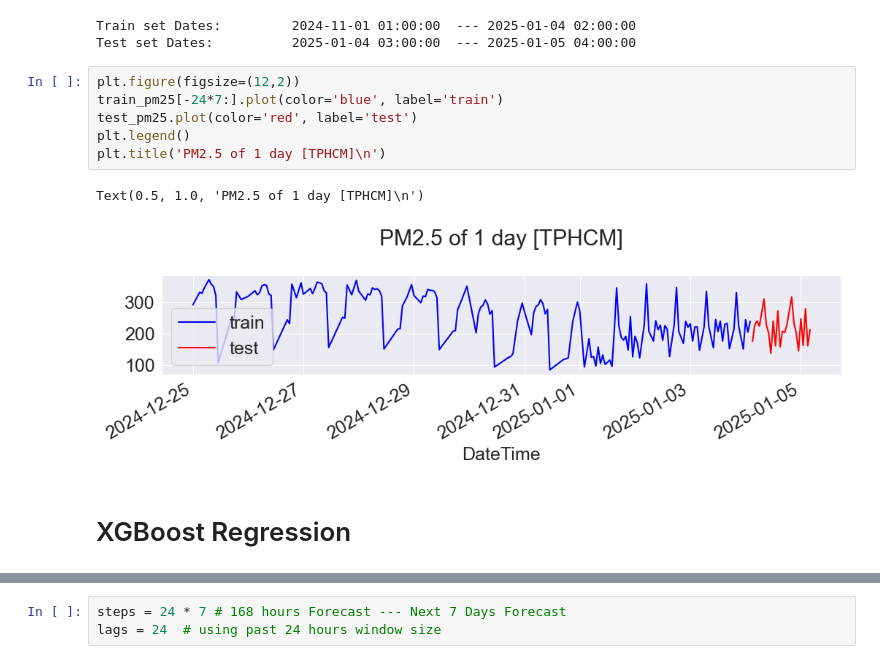
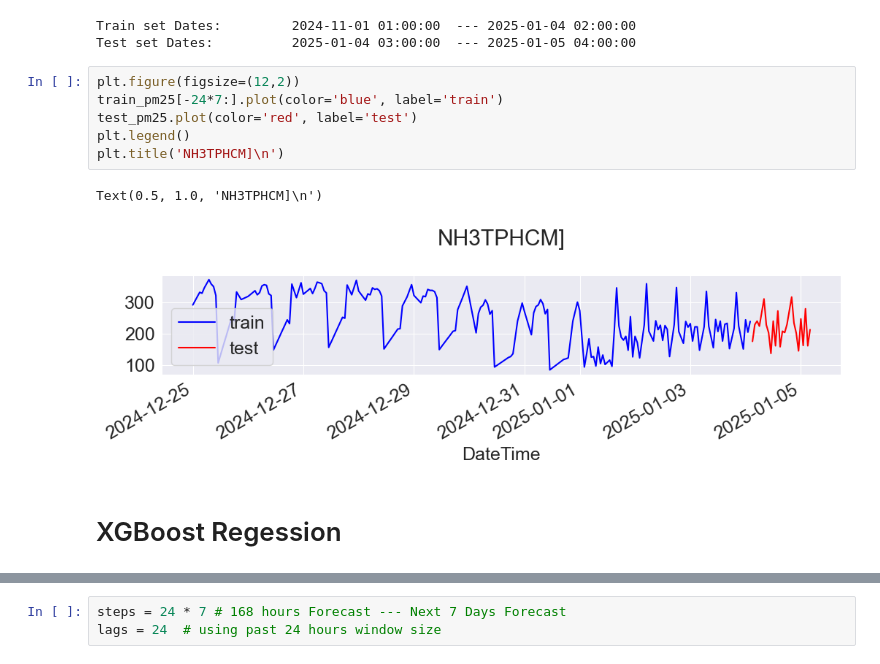
Before and after one commit to ThojTran/PPNC---Comparing-Machine-Learning-Models-for-AQI-Prediction-in-HCMC, a Jupyter notebook: PPNC.ipynb, the cells around one changed output, grey strips where cells are left out. Saved outputs shown, nothing was run; the diff lists cells and outputs as text.

```diff
--- a/PPNC.ipynb
+++ b/PPNC.ipynb
@@ -472,14 +500,14 @@ Test set Dates:          2025-01-04 03:00:00  --- 2025-01-05 04:00:00
 # %%
 plt.figure(figsize=(12,2))
 train_pm25[-24*7:].plot(color='blue', label='train')
 test_pm25.plot(color='red', label='test')
 plt.legend()
-plt.title('PM2.5 of 1 day [TPHCM]\n')
+plt.title('NH3TPHCM]\n')
 # %% [output]
-Text(0.5, 1.0, 'PM2.5 of 1 day [TPHCM]\n')
+Text(0.5, 1.0, 'NH3TPHCM]\n')
-[figure, old version]
+[figure, new version]
 # %% [markdown]
-# XGBoost Regression
+# XGBoost Regession
 # %%
 # Tạo features và target
 def create_features(data, lags):
```
Also changed, not shown: parts of 39 cells of this notebook, 1 other file.
